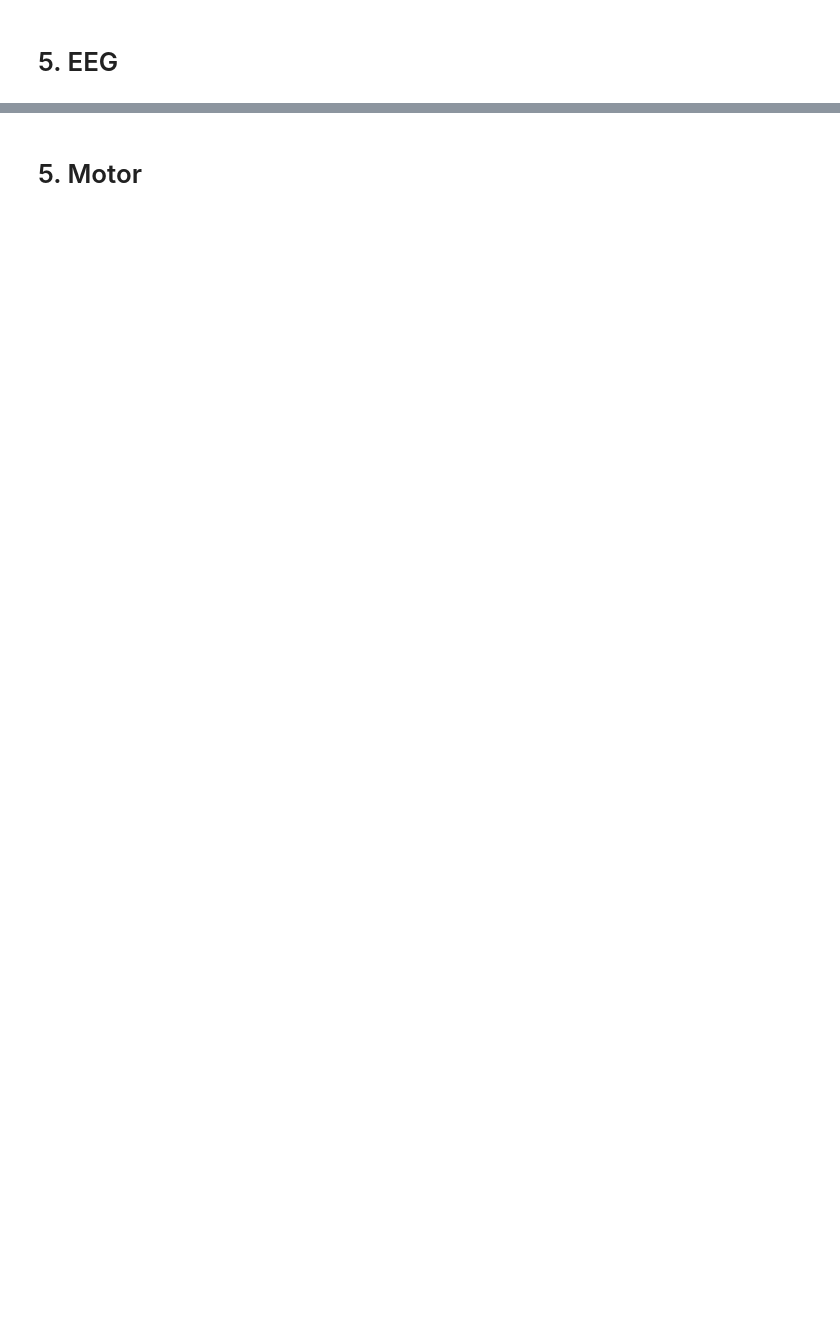
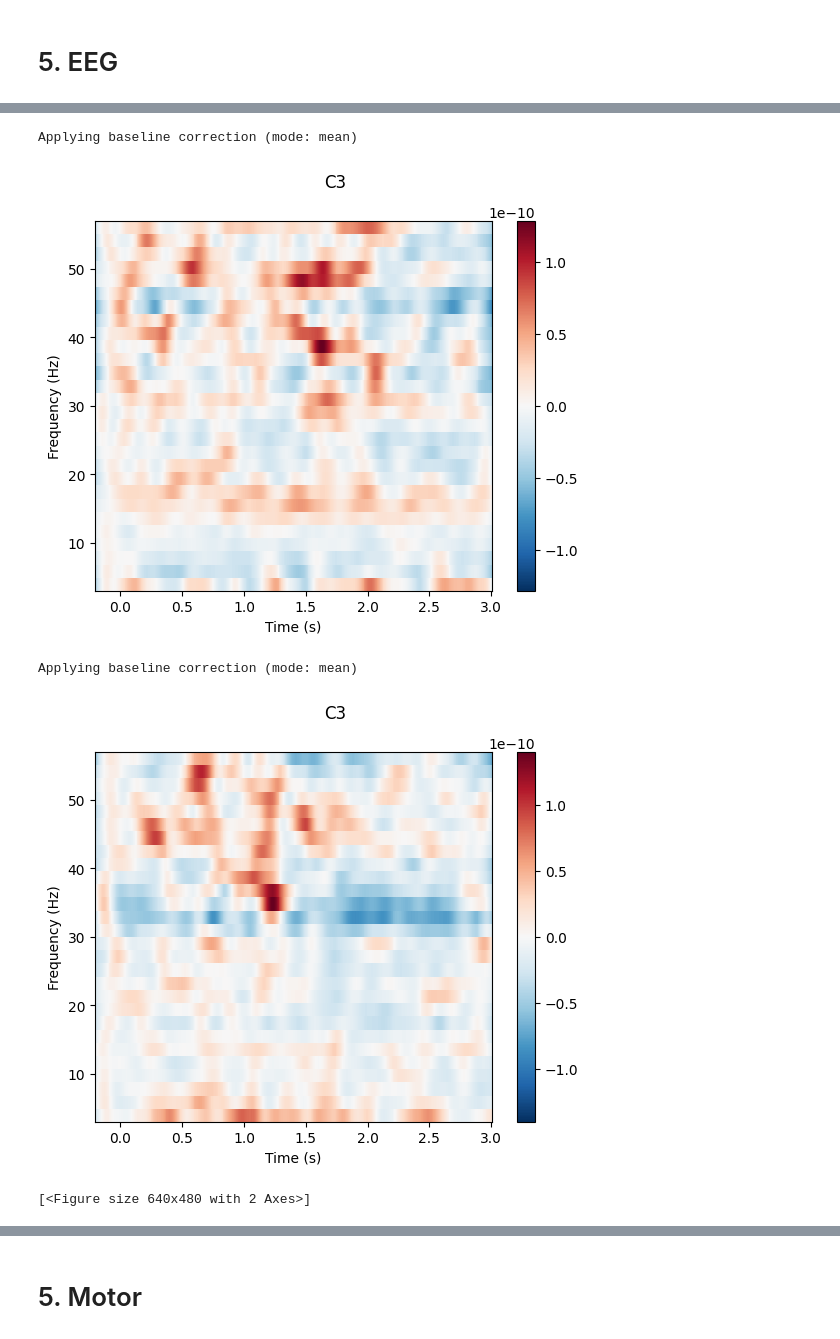
Before and after one commit to schko/mna, a Jupyter notebook: notebooks/process_session.ipynb, the cells around one changed output, grey strips where cells are left out. Saved outputs shown, nothing was run; the diff lists cells and outputs as text; code cells hidden in the pictures; blank space fills up the shorter version.

Commit message:
epoch level TF analysis

```diff
--- a/notebooks/process_session.ipynb
+++ b/notebooks/process_session.ipynb
@@ -221,0 +541,30 @@ post_processed_event_df, epochs, events, event_dict, info, reject_log, ica = pro
+# %%
+from mne.time_frequency import tfr_morlet, psd_multitaper, psd_welch
+%matplotlib inline
+
+epochs_easy = epochs['easy']
+epochs_hard = epochs['hard']
+
+# freq_range = np.logspace(*np.log10([4, 55]), num=15)
+freq_range = np.linspace(4, 56, 28)
+n_cycles = freq_range / 2.
+
+power_easy, itc_easy = tfr_morlet(epochs_easy, freqs=freq_range, n_cycles=n_cycles, use_fft=True, return_itc=True, n_jobs=1)
+power_hard, itc_hard = tfr_morlet(epochs_hard, freqs=freq_range, n_cycles=n_cycles, use_fft=True, return_itc=True, n_jobs=1)
+
+sel_chan = 12
+
+# power_easy.plot_topo(baseline=(-0.5, -.2), mode='mean', title='Average power')
+# power_easy.plot([sel_chan], baseline=(-3.2, -3), mode='mean', title=power_easy.ch_names[sel_chan])
+power_easy.plot([sel_chan], baseline=(-0.2, 0), mode='mean', title=power_easy.ch_names[sel_chan])
+# power_easy.plot([sel_chan], baseline=None, mode='mean', title=power_easy.ch_names[sel_chan])
+
+# power_hard.plot_topo(baseline=None, mode='mean', title='Average power')
+power_hard.plot([sel_chan], baseline=(-0.2, 0), mode='mean', title=power_hard.ch_names[sel_chan])
+# power_hard.plot([sel_chan], baseline=None, mode='mean', title=power_hard.ch_names[sel_chan])
+# %% [output]
+Applying baseline correction (mode: mean)
+[figure, added]
+Applying baseline correction (mode: mean)
+[figure, added]
+[<Figure size 640x480 with 2 Axes>]
```
Also changed, not shown: parts of 10 cells of this notebook, 6 other files.
